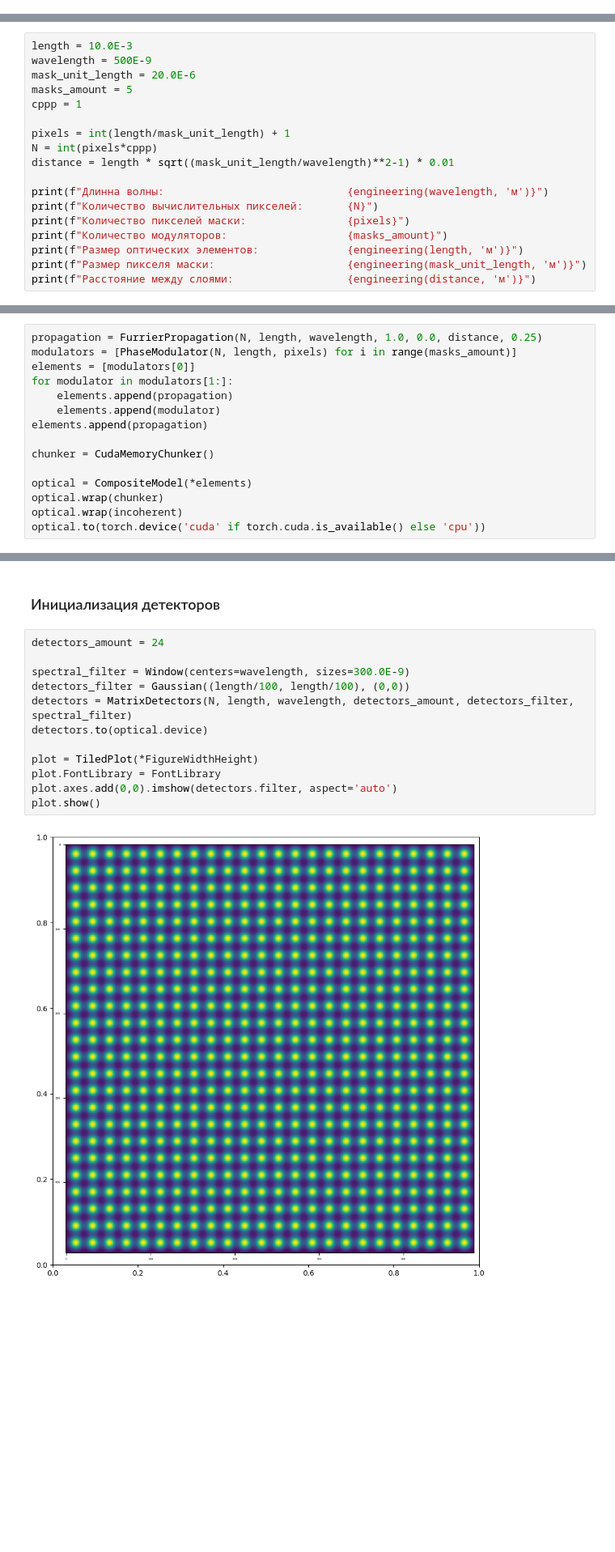
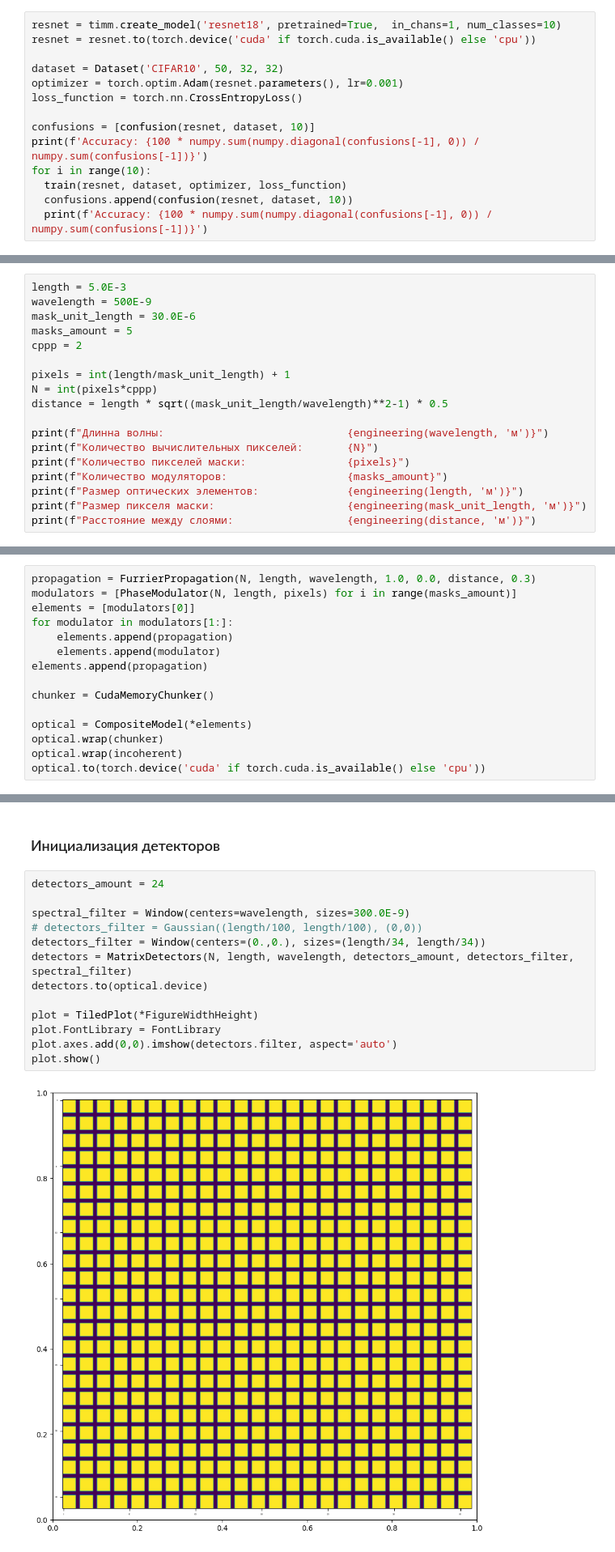
Before and after one commit to Belashov641618/OpticalEncoder, a Jupyter notebook: notebooks/ID2NN Training.ipynb, the cells around one changed output, grey strips where cells are left out. Shown at 81% size. Saved outputs shown, nothing was run; the diff lists cells and outputs as text; blank space fills up the shorter version.

```diff
--- a/notebooks/ID2NN Training.ipynb
+++ b/notebooks/ID2NN Training.ipynb
@@ -52,0 +71,14 @@ import numpy
+# %%
+resnet = timm.create_model('resnet18', pretrained=True,  in_chans=1, num_classes=10)
+resnet = resnet.to(torch.device('cuda' if torch.cuda.is_available() else 'cpu'))
+
+dataset = Dataset('CIFAR10', 50, 32, 32)
+optimizer = torch.optim.Adam(resnet.parameters(), lr=0.001)
+loss_function = torch.nn.CrossEntropyLoss()
+
+confusions = [confusion(resnet, dataset, 10)]
+print(f'Accuracy: {100 * numpy.sum(numpy.diagonal(confusions[-1], 0)) / numpy.sum(confusions[-1])}')
+for i in range(10):
+  train(resnet, dataset, optimizer, loss_function)
+  confusions.append(confusion(resnet, dataset, 10))
+  print(f'Accuracy: {100 * numpy.sum(numpy.diagonal(confusions[-1], 0)) / numpy.sum(confusions[-1])}')
@@ -72,15 +131,15 @@ print(f"Пространственная когерентность: {engineerin
 # %% [markdown]
 ### Настройка параметров системы
 # %%
-length = 10.0E-3
+length = 5.0E-3
 wavelength = 500E-9
-mask_unit_length = 20.0E-6
+mask_unit_length = 30.0E-6
 masks_amount = 5
-cppp = 1
+cppp = 2
 
 pixels = int(length/mask_unit_length) + 1
 N = int(pixels*cppp)
-distance = length * sqrt((mask_unit_length/wavelength)**2-1) * 0.01
+distance = length * sqrt((mask_unit_length/wavelength)**2-1) * 0.5
 
 print(f"Длинна волны:                             {engineering(wavelength, 'м')}")
 print(f"Количество вычислительных пикселей:       {N}")
@@ -120,7 +185,7 @@ tensor([0.1383, 0.4367, 1.0112, 1.0122], device='cuda:0')
 # %% [markdown]
 ### Инициализация оптической модели
 # %%
-propagation = FurrierPropagation(N, length, wavelength, 1.0, 0.0, distance, 0.25)
+propagation = FurrierPropagation(N, length, wavelength, 1.0, 0.0, distance, 0.3)
 modulators = [PhaseModulator(N, length, pixels) for i in range(masks_amount)]
 elements = [modulators[0]]
 for modulator in modulators[1:]:
@@ -158,17 +223,18 @@ CompositeModel(
 # %%
 detectors_amount = 24
 
 spectral_filter = Window(centers=wavelength, sizes=300.0E-9)
-detectors_filter = Gaussian((length/100, length/100), (0,0))
+# detectors_filter = Gaussian((length/100, length/100), (0,0))
+detectors_filter = Window(centers=(0.,0.), sizes=(length/34, length/34))
 detectors = MatrixDetectors(N, length, wavelength, detectors_amount, detectors_filter, spectral_filter)
 detectors.to(optical.device)
 
 plot = TiledPlot(*FigureWidthHeight)
 plot.FontLibrary = FontLibrary
 plot.axes.add(0,0).imshow(detectors.filter, aspect='auto')
 plot.show()
 # %% [output]
-[figure, old version]
+[figure, new version]
 # %% [markdown]
 ### Инициализация электронной модели
 # %%
```
Also changed, not shown: parts of 23 cells of this notebook.
